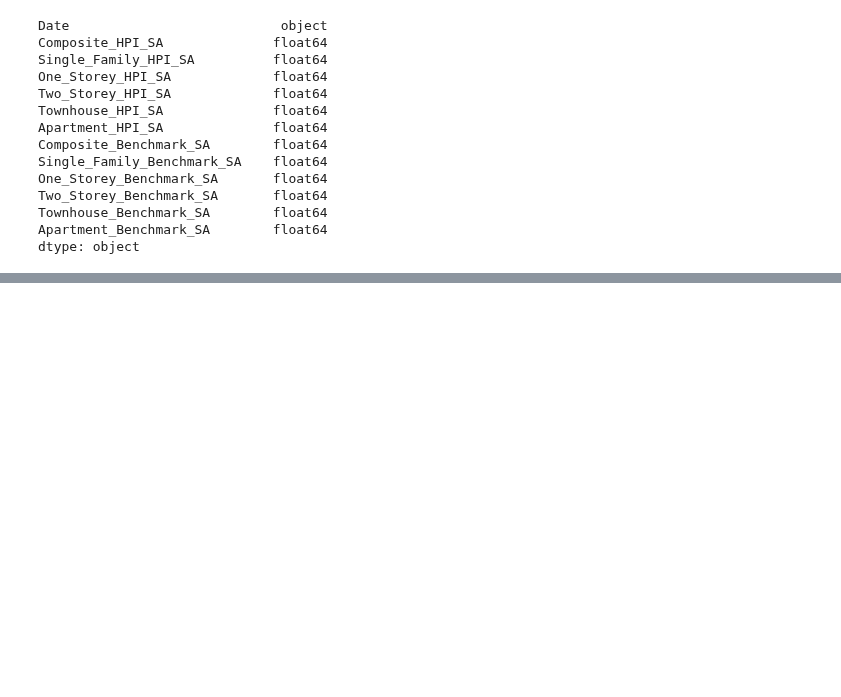
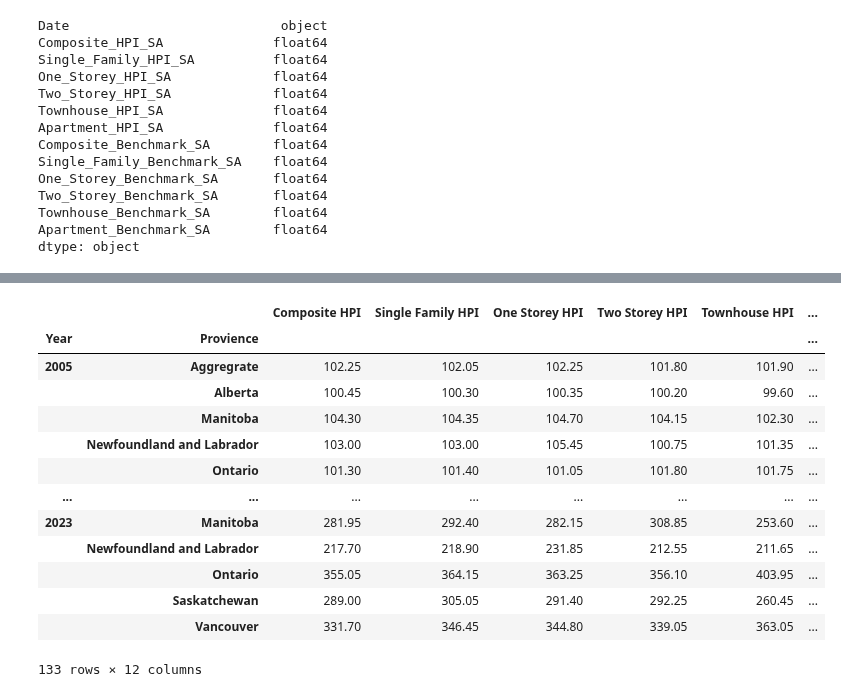
Before and after one commit to JasleenShergill/Covid-s-Effect-on-Real-Estate, a Jupyter notebook: realestate.ipynb, the cells around one changed output, grey strips where cells are left out. Drawn from its saved outputs; the diff is of its cells as text; code cells hidden in the pictures; blank space fills up the shorter version.

```diff
--- a/realestate.ipynb
+++ b/realestate.ipynb
@@ -357,0 +396,25 @@ Index(['Provience', 'Date', 'Composite HPI', 'Single Family HPI',
+# %%
+real_estate_final_df= concat_df.groupby(["Year","Provience"])
+real_estate_by_year_df= pd.DataFrame(real_estate_final_df[['Composite HPI', 'Single Family HPI',
+                                                        'One Storey HPI','Two Storey HPI',
+                                                        'Townhouse HPI', 'Apartment HPI','Composite House',
+                                                        'Single Family House','One Storey House',
+                                                        'Two Storey House', 'Townhouse House',
+                                                        'Apartment House']].median())
+
+real_estate_by_year_df
+# %% [output]
+|  |  | Composite HPI | Single Family HPI | One Storey HPI | Two Storey HPI | Townhouse HPI | ... |
+| Year | Provience |  |  |  |  |  | ... |
+| 2005 | Aggregrate | 102.25 | 102.05 | 102.25 | 101.80 | 101.90 | ... |
+|  | Alberta | 100.45 | 100.30 | 100.35 | 100.20 | 99.60 | ... |
+|  | Manitoba | 104.30 | 104.35 | 104.70 | 104.15 | 102.30 | ... |
+|  | Newfoundland and Labrador | 103.00 | 103.00 | 105.45 | 100.75 | 101.35 | ... |
+|  | Ontario | 101.30 | 101.40 | 101.05 | 101.80 | 101.75 | ... |
+| ... | ... | ... | ... | ... | ... | ... | ... |
+| 2023 | Manitoba | 281.95 | 292.40 | 282.15 | 308.85 | 253.60 | ... |
+|  | Newfoundland and Labrador | 217.70 | 218.90 | 231.85 | 212.55 | 211.65 | ... |
+|  | Ontario | 355.05 | 364.15 | 363.25 | 356.10 | 403.95 | ... |
+|  | Saskatchewan | 289.00 | 305.05 | 291.40 | 292.25 | 260.45 | ... |
+|  | Vancouver | 331.70 | 346.45 | 344.80 | 339.05 | 363.05 | ... |
+133 rows × 12 columns
```
Also changed, not shown: parts of 14 cells of this notebook, 1 other file.
